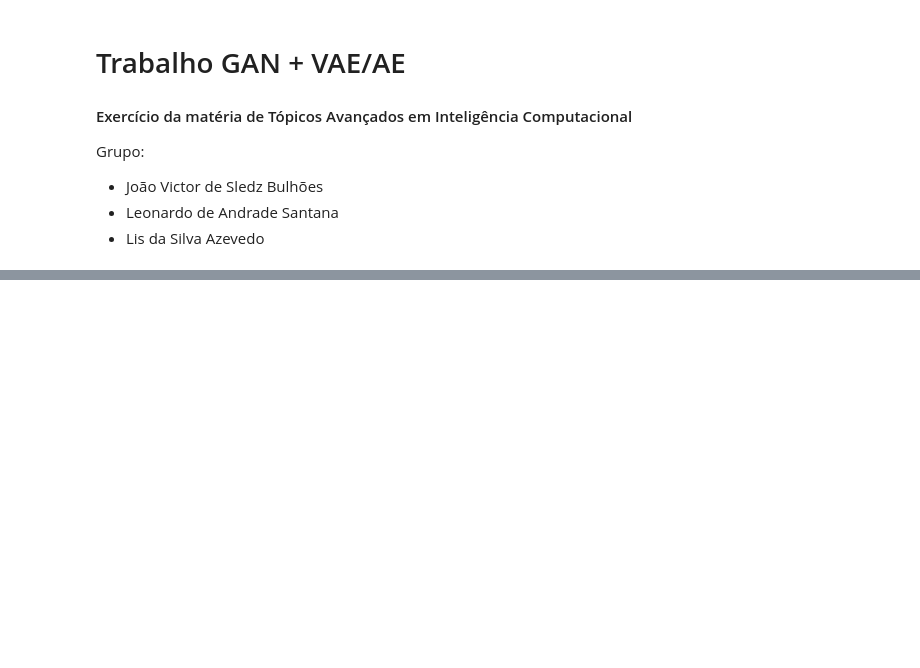
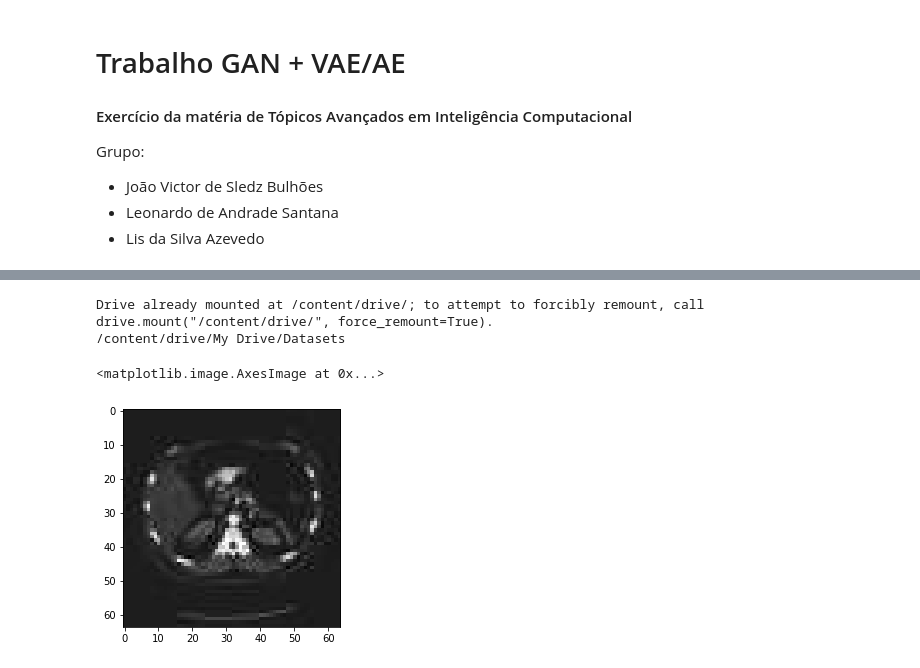
Before and after one commit to Le4o/topicos-avancados-ic, a Jupyter notebook: GAN_VAE.ipynb, the cells around one changed output, grey strips where cells are left out. Saved outputs shown, nothing was run; the diff lists cells and outputs as text; code cells hidden in the pictures; blank space fills up the shorter version.

```diff
--- a/GAN_VAE.ipynb
+++ b/GAN_VAE.ipynb
@@ -38,3 +36,10 @@ BASE_PATH = "../input/medical-mnist/"
+# %%
+from google.colab import drive
+drive.mount('/content/drive/')
+%cd /content/drive/My Drive/Datasets/
+# %% [output]
+Drive already mounted at /content/drive/; to attempt to forcibly remount, call drive.mount("/content/drive/", force_remount=True).
+/content/drive/My Drive/Datasets
 # %%
 def count_of_images(dir_path):
     path, dirs, files = next(os.walk(dir_path))
@@ -52,3 +54,6 @@ number_of_classes = [abdomenCT_count, breastMRI_count, cxr_count, chestCT_count,
 # %%
-abdomen_img = np.asarray(Image.open("../input/medical-mnist/AbdomenCT/000000.jpeg"))
+abdomen_img = np.asarray(Image.open("medical_mnist/AbdomenCT/000000.jpeg"))
 plt.imshow(abdomen_img, cmap="gray")
+# %% [output]
+<matplotlib.image.AxesImage at 0x...>
+[figure, added]
```
Also changed, not shown: parts of 3 cells of this notebook.
